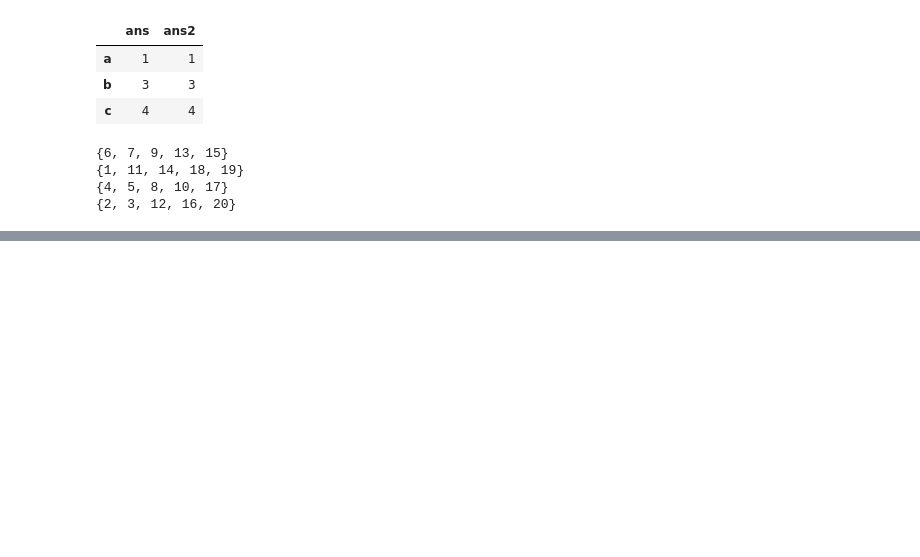
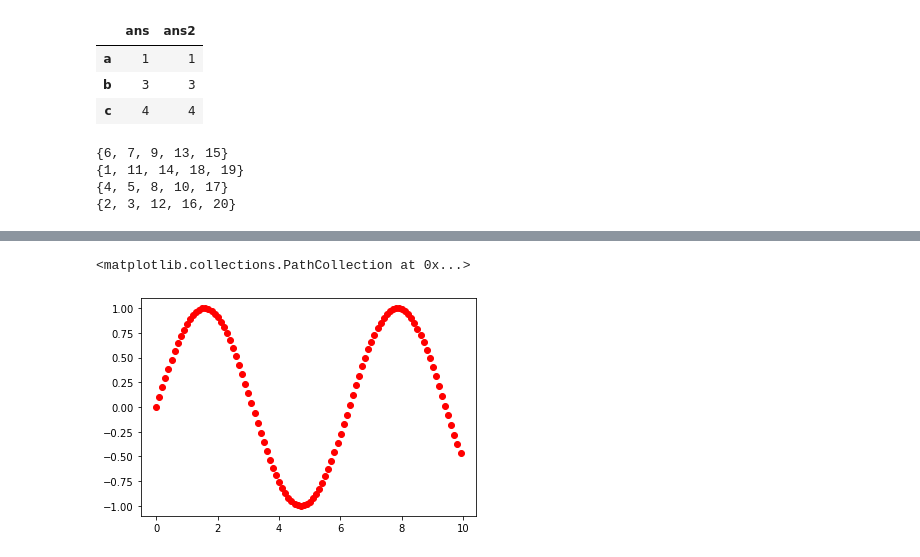
Before and after one commit to Xwyzworms/Data-Science-Machine-Learning-Theory-Projects-A-Z-90-HOURS, a Jupyter notebook: 1 Python for Data Science and Data Analysis/MasteringDataStructureNumpyPandas.ipynb, the cells around one changed output, grey strips where cells are left out. Cells and saved outputs as stored; diff of their text form; code cells hidden in the pictures; blank space fills up the shorter version.

```diff
--- a/1 Python for Data Science and Data Analysis/MasteringDataStructureNumpyPandas.ipynb
+++ b/1 Python for Data Science and Data Analysis/MasteringDataStructureNumpyPandas.ipynb
@@ -517,0 +650,5 @@ kl
+# %%
+plt.scatter(x[::10],y[::10],color="red")
+# %% [output]
+<matplotlib.collections.PathCollection at 0x...>
+[figure, added]
```
Also changed, not shown: parts of 24 cells of this notebook, 1 other file.
